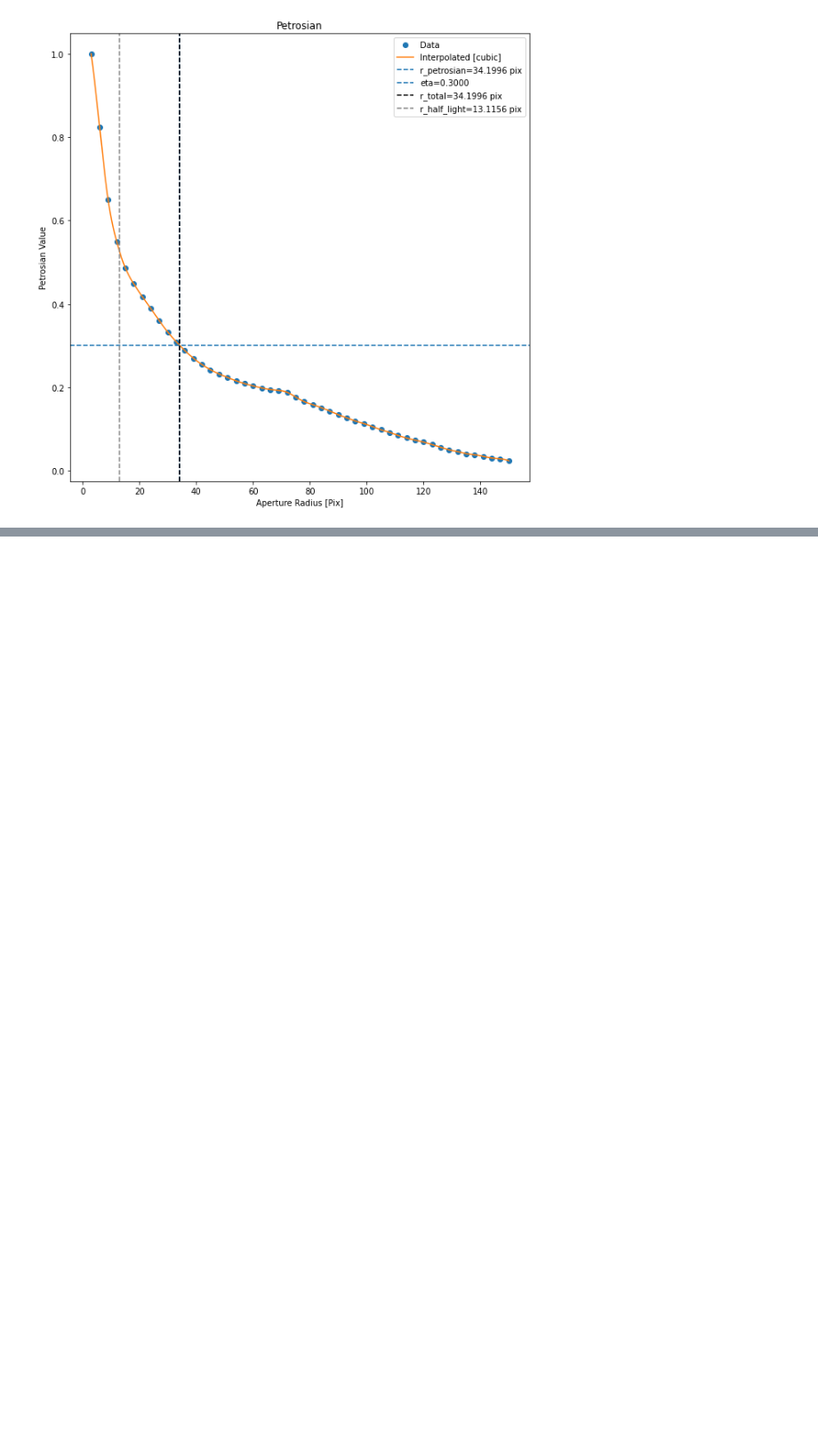
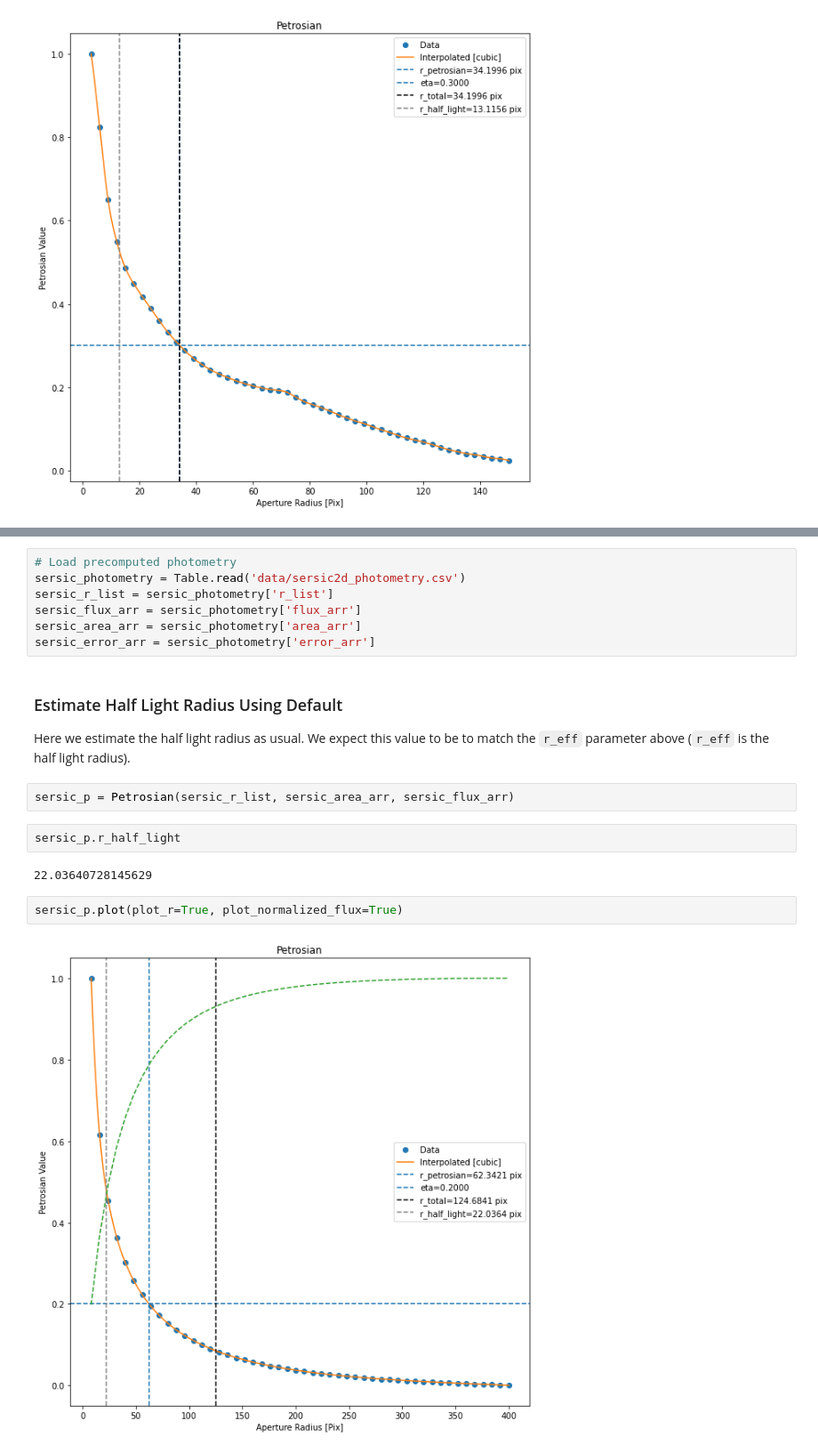
Before and after one commit to PetroFit/petrofit, a Jupyter notebook: docs/photometry_and_petrosian.ipynb, the cells around one changed output, grey strips where cells are left out. Shown at 89% size. Cells and saved outputs as stored; diff of their text form; blank space fills up the shorter version.

Commit message:
Petrosian Corrections docs

```diff
--- a/docs/photometry_and_petrosian.ipynb
+++ b/docs/photometry_and_petrosian.ipynb
@@ -390,0 +446,21 @@ r_total_flux (old vs new) = 123.51 vs 34.20
+# %%
+# Load precomputed photometry
+sersic_photometry = Table.read('data/sersic2d_photometry.csv')
+sersic_r_list = sersic_photometry['r_list']
+sersic_flux_arr = sersic_photometry['flux_arr']
+sersic_area_arr = sersic_photometry['area_arr']
+sersic_error_arr = sersic_photometry['error_arr']
+# %% [markdown]
+### Estimate Half Light Radius Using Default
+
+Here we estimate the half light radius as usual. We expect this value to be to match the `r_eff` parameter above (`r_eff` is the half light radius).
+# %%
+sersic_p = Petrosian(sersic_r_list, sersic_area_arr, sersic_flux_arr)
+# %%
+sersic_p.r_half_light
+# %% [output]
+22.03640728145629
+# %%
+sersic_p.plot(plot_r=True, plot_normalized_flux=True)
+# %% [output]
+[figure, added]
```
Also changed, not shown: parts of 32 cells of this notebook, 8 other files.
